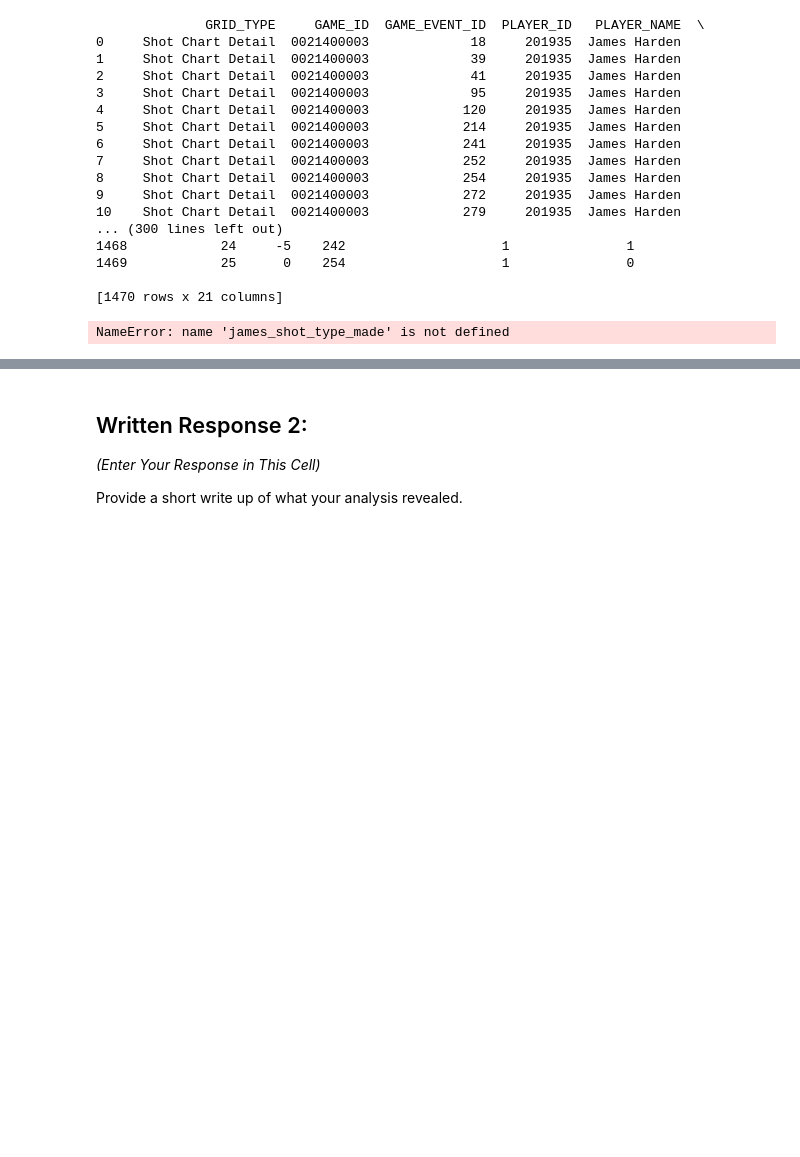
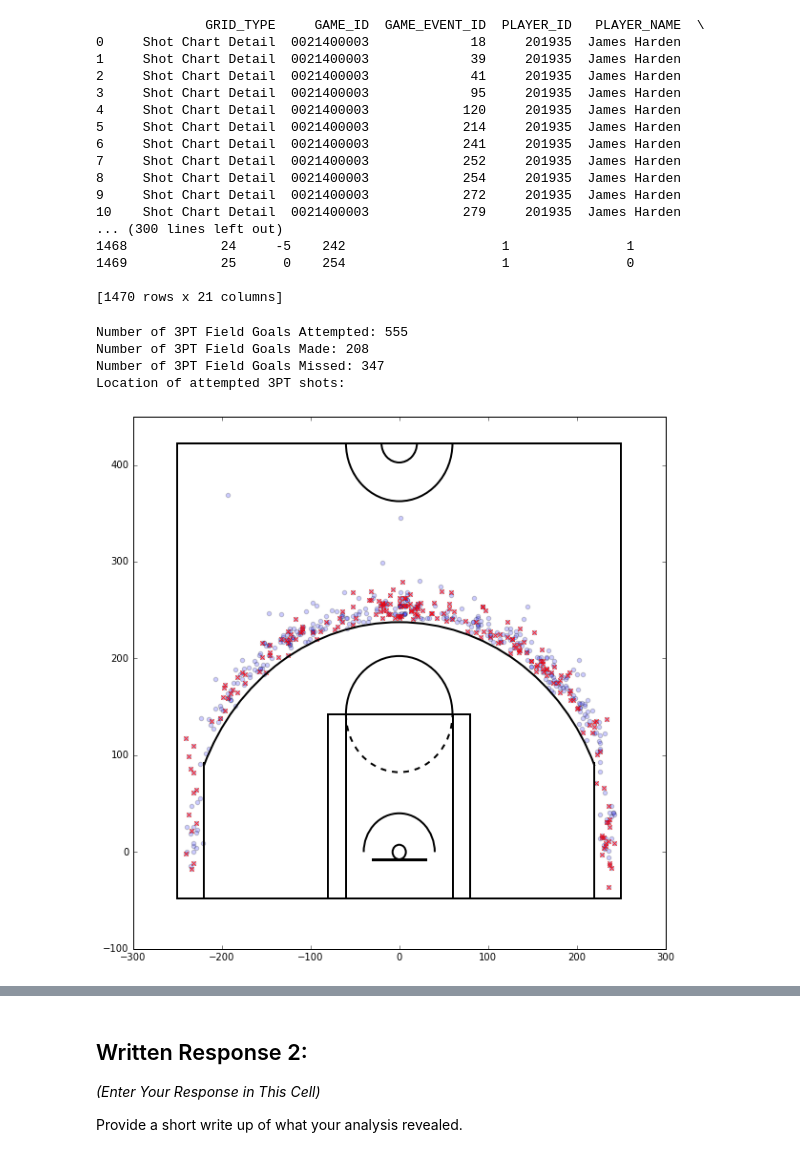
Before and after one commit to cdean00/big_data, a Jupyter notebook: week_2/Week_2_Exercise_Group_6.ipynb, the cells around one changed output, grey strips where cells are left out. Drawn from its saved outputs; the diff is of its cells as text; code cells hidden in the pictures; blank space fills up the shorter version.

Commit message:
Code cleanup for week2 and minor error fix

```diff
--- a/week_2/Week_2_Exercise_Group_6.ipynb
+++ b/week_2/Week_2_Exercise_Group_6.ipynb
@@ -219,34 +219,42 @@ print james_shots
 [1470 rows x 21 columns]
 # %%
 # Write code to generate some basic statistics (like sum() or average()) to inform your research question.
+
+#Defining attempt, made, and missed variables
 james_shot_type_attempt = james_shots[(james_shots.SHOT_TYPE == '3PT Field Goal') & (james_shots.SHOT_ATTEMPTED_FLAG == 1)]
+james_shot_type_made = james_shots[(james_shots.SHOT_TYPE == '3PT Field Goal') & (james_shots.SHOT_MADE_FLAG == 1)]
+james_shot_type_missed = james_shots[(james_shots.SHOT_TYPE == '3PT Field Goal') & (james_shots.SHOT_MADE_FLAG == 0)]
+
+#Defining X,Y location of shot attempt and show made
 x_attempt = james_shot_type_attempt['LOC_X']
 x_made = james_shot_type_made['LOC_X']
 y_attempt = james_shot_type_attempt['LOC_Y']
 y_made = james_shot_type_made['LOC_Y']
-print 'Number of 3PT Field Goals Attempted:'
-print james_shot_type_attempt['SHOT_ATTEMPTED_FLAG'].sum()
-print 'Number of 3PT Field Goals Made:'
-print james_shot_type_made['SHOT_MADE_FLAG'].sum()
-print
+
+#Printing shot attempts, made, and missed sums
+print 'Number of 3PT Field Goals Attempted: %s' % (len(james_shot_type_attempt.index))
+print 'Number of 3PT Field Goals Made: %s' % (len(james_shot_type_made.index))
+print 'Number of 3PT Field Goals Missed: %s' % (len(james_shot_type_missed.index))
+
+#Plotting shots attempted and shots made on court graph.
 print 'Location of attempted 3PT shots:'
 plt.figure('scatter')
 xa = x_attempt# make this just a column of the X shot locations from your datafrane above like dataframe['LOC_X']
 xm = x_made# make this just a column of the X shot locations from your datafrane above like dataframe['LOC_X']
 ya = y_attempt# make this just a column of the Y shot locations from your datafrane above like dataframe['LOC_Y']
 ym = y_made# make this just a column of the Y shot locations from your datafrane above like dataframe['LOC_Y']
 plt.xlim(-300,300)
 plt.ylim(-100,450)
 draw_court(outer_lines=True)
 plt.scatter(xa,ya, alpha=.2)
 plt.scatter(xm,ym, color='red', alpha=.8, marker='x')
 plt.show()
-
-james_shot_type_missed = james_shots[(james_shots.SHOT_TYPE == '3PT Field Goal') & (james_shots.SHOT_MADE_FLAG == 0)]
-print 'Number of 3PT Field Goals Missed:'
-print james_shot_type_missed['SHOT_MADE_FLAG'].sum()
 # %% [output]
-NameError: name 'james_shot_type_made' is not defined
+Number of 3PT Field Goals Attempted: 555
+Number of 3PT Field Goals Made: 208
+Number of 3PT Field Goals Missed: 347
+Location of attempted 3PT shots:
+[figure, added]
 # %%
 print 'SHOTS MISSED BY TYPE'
 james_shot_type_jump_miss = james_shots[(james_shots.ACTION_TYPE == 'Jump Shot') & (james_shots.SHOT_MADE_FLAG == 0)]
```
Also changed, not shown: parts of 5 cells of this notebook.
